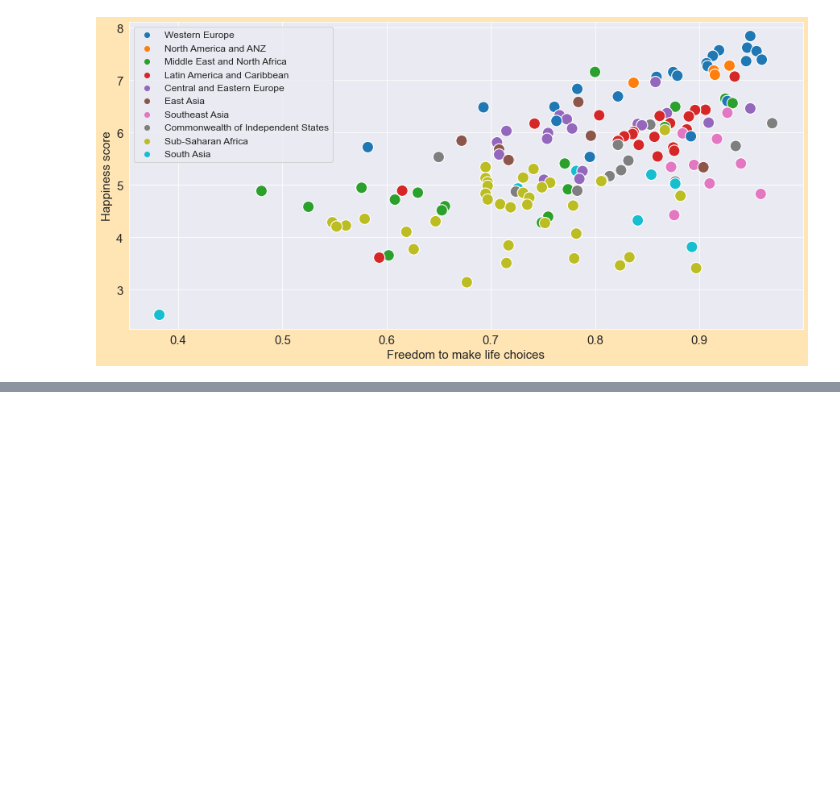
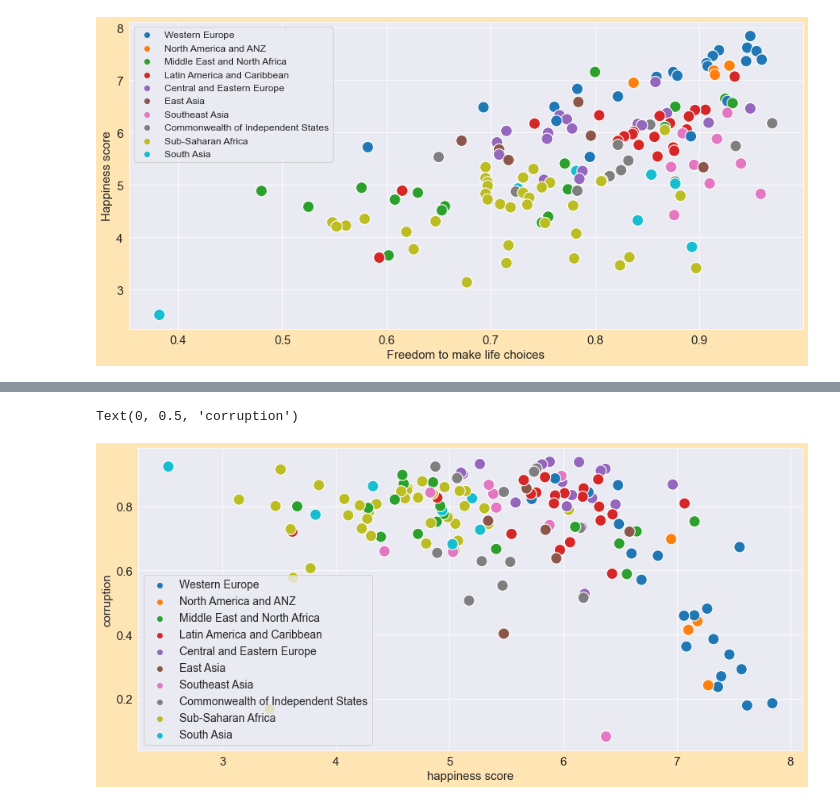
Before and after one commit to Rishiraj-singh7/World-Happiness-Report-, a Jupyter notebook: main.ipynb, the cells around one changed output, grey strips where cells are left out. Cells and saved outputs as stored; diff of their text form; code cells hidden in the pictures; blank space fills up the shorter version.

```diff
--- a/main.ipynb
+++ b/main.ipynb
@@ -262,0 +294,10 @@ Text(0, 0.5, 'Happiness score')
+# %%
+# corruption vs happiness (corruption various with happiness)
+plt.rcParams['figure.figsize'] =(15,7)
+sns.scatterplot(x =happy_df.ladder_score, y=happy_df.prerception_of_corruption, hue=happy_df.regional_indicator, s=200)
+plt.legend(loc='lower left', fontsize ='14')
+plt.xlabel('happiness score')
+plt.ylabel('corruption')
+# %% [output]
+Text(0, 0.5, 'corruption')
+[figure, added]
```
Also changed, not shown: parts of 3 cells of this notebook.
